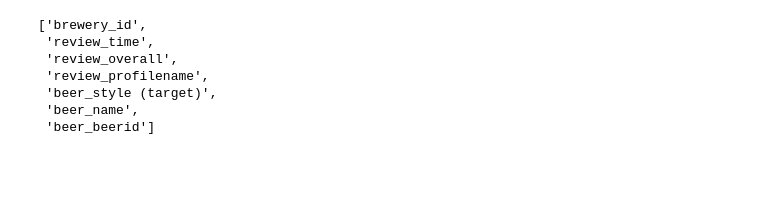
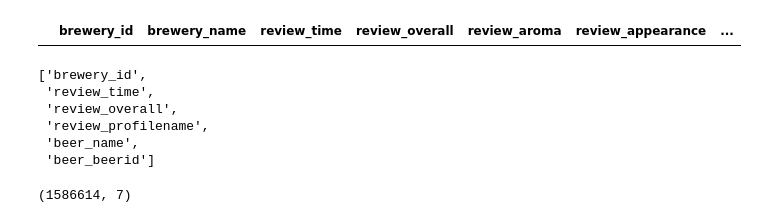
Before and after one commit to TINALIUTS2020/ADSI_AT2, a Jupyter notebook: notebooks/Pre-processing_TinaV2.ipynb, the cells around one changed output. Saved outputs shown, nothing was run; the diff lists cells and outputs as text; code cells hidden in the pictures; blank space fills up the shorter version.

```diff
--- a/notebooks/Pre-processing_TinaV2.ipynb
+++ b/notebooks/Pre-processing_TinaV2.ipynb
@@ -20,13 +58,25 @@ df_raw.info()
+# %%
+# no blank record from target'beer_style'
+df_raw[df_raw['beer_style'].isna()]
+# %% [output]
+|  | brewery_id | brewery_name | review_time | review_overall | review_aroma | review_appearance | ... |
 # %%
 # read in data_dict to generate a list of features to drop
-data_dict = pd.read_csv("../references/Data_Dict.csv")
+#data_dict = pd.read_csv("../references/Data_Dict.csv")
+data_dict = pd.read_csv(datadict_path)
 features_drop = data_dict.loc[data_dict['API Expected Parameter'] == 'No', 'Column'].tolist()
+features_drop.remove('beer_style (target)')
 features_drop
 # %% [output]
 ['brewery_id',
  'review_time',
  'review_overall',
  'review_profilename',
- 'beer_style (target)',
  'beer_name',
  'beer_beerid']
+# %%
+# drop columns that are not required in API
+df_prep = df_raw.drop(features_drop, axis=1)
+df_prep.shape
+# %% [output]
+(1586614, 7)
```
Also changed, not shown: parts of 23 cells of this notebook, 2 other files.
